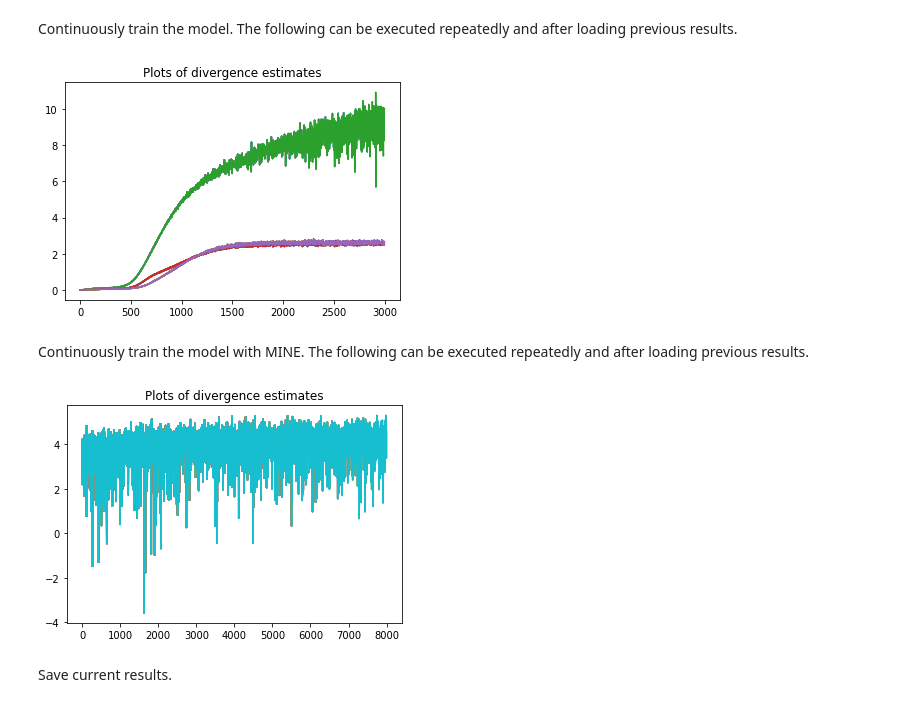
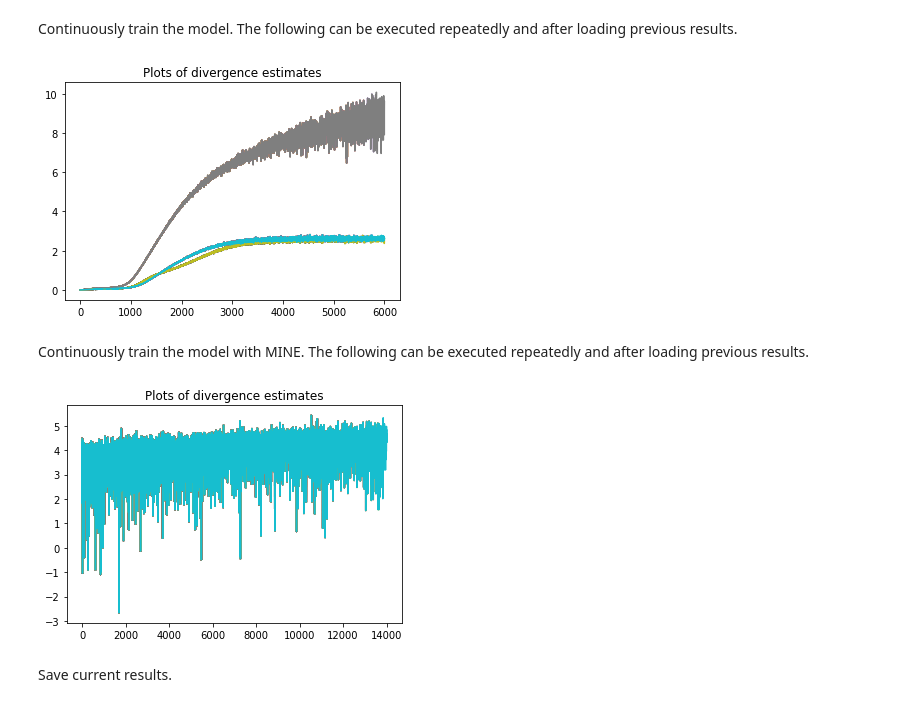
Before and after one commit to ccha23/MI-NEE, a Jupyter notebook: Gaussian_MINEE_MINE.ipynb, the cells around one changed output. Drawn from its saved outputs; the diff is of its cells as text; code cells hidden in the pictures.

```diff
--- a/Gaussian_MINEE_MINE.ipynb
+++ b/Gaussian_MINEE_MINE.ipynb
@@ -67,7 +67,7 @@ from model.minee_mine import MINEE_MINE
 # %%
 batch_size = 100       # batch size of data sample
 ref_batch_factor = 10  # batch size expansion factor for reference sample
-lr = 1e-4              # learning rate
+lr = 5e-5              # learning rate
 
 minee_mine_list = []
 for i in range(rep):
@@ -98,7 +98,7 @@ if load_available and os.path.exists(chkpt_name):
 Continuously train the model. The following can be executed repeatedly and after loading previous results.
 # %%
 continue_train = True  # set to True to continue to train
-num_big_steps = 15     # number of small steps
+num_big_steps = 30     # number of small steps
 num_small_steps = 200  # number of big steps
 if continue_train:
     for k in range(num_big_steps):
@@ -121,31 +121,31 @@ if continue_train:
         display.display(plt.gcf())
     display.clear_output()
 # %% [output]
-[figure, old version]
+[figure, new version]
 # %% [markdown]
 Continuously train the model with MINE. The following can be executed repeatedly and after loading previous results.
 # %%
 continue_train = True  # set to True to continue to train
-num_big_steps = 20     # number of small steps
+num_big_steps = 70     # number of small steps
 num_small_steps = 200  # number of big steps
 if continue_train:
     for k in range(num_big_steps):
         for j in range(num_small_steps):
             mine_dXY_list = np.append(mine_dXY_list, np.zeros((rep, 1)), axis=1)
             mi_list = np.append(mi_list, np.zeros((rep, 1)), axis=1)
             for i in range(rep):
                 minee_mine_list[i].step_mine()
                 mine_dXY_list[i,-1] = minee_mine_list[i].forward_mine()
                 mi_list[i,-1] = mine_dXY_list[i, -1].copy()
         # To show intermediate works
         for i in range(rep):
             plt.plot(mine_dXY_list[i, :],label='dXY')
             plt.title('Plots of divergence estimates')
         display.clear_output(wait=True)
         display.display(plt.gcf())
     display.clear_output()
 # %% [output]
-[figure, old version]
+[figure, new version]
 # %% [markdown]
 Save current results.
 # %%
```
Also changed, not shown: parts of 2 cells of this notebook, 1 other file.
